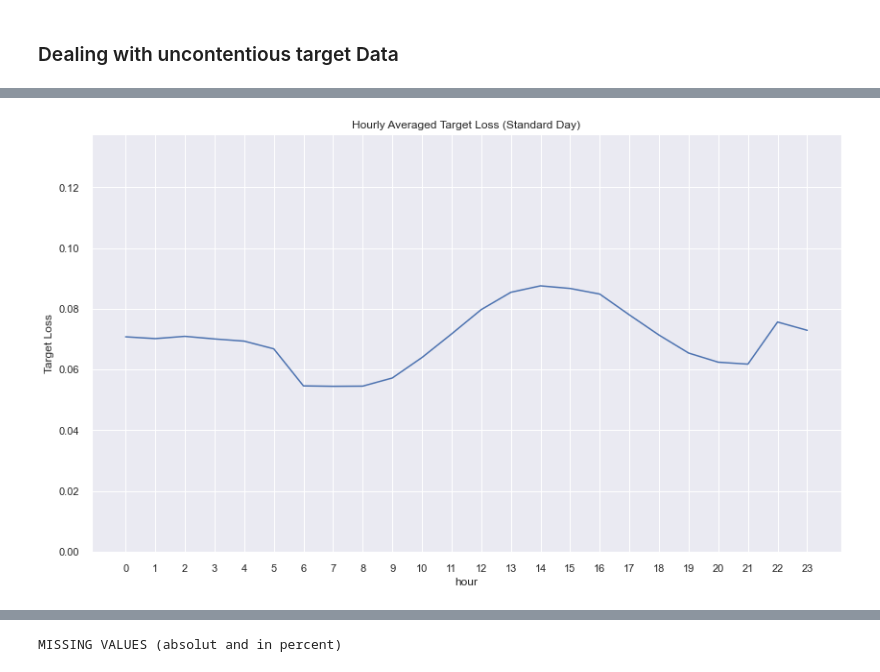
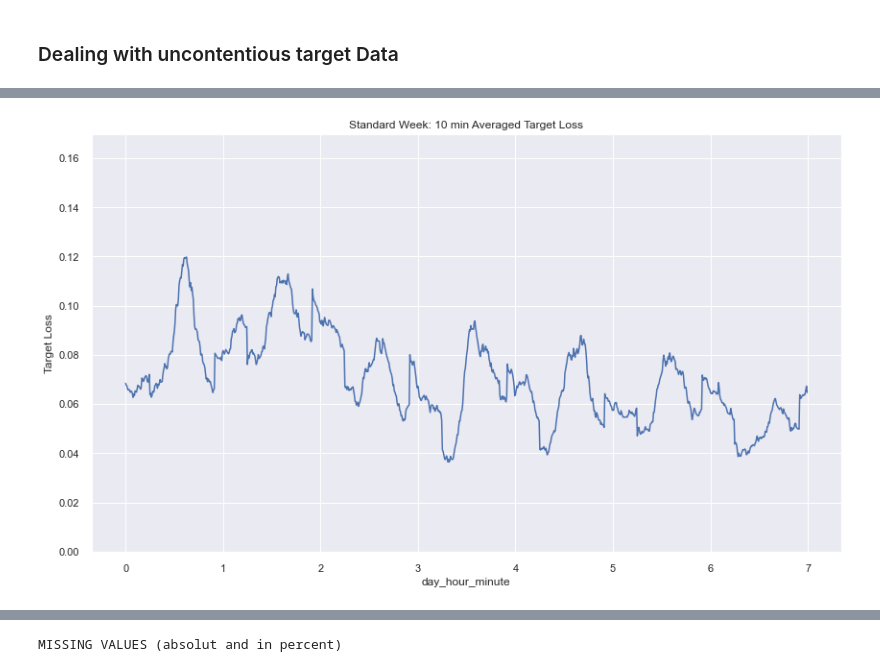
Before and after one commit to JonJae/TimeSeriesPrediction_FeedInMngmt, a Jupyter notebook: FeedInMngmt_EDA.ipynb, the cells around one changed output, grey strips where cells are left out. Drawn from its saved outputs; the diff is of its cells as text; code cells hidden in the pictures.

```diff
--- a/FeedInMngmt_EDA.ipynb
+++ b/FeedInMngmt_EDA.ipynb
@@ -280,9 +277,9 @@ df.head(5)
 # %%
 #Plotting average hourly load profile observed over the entire period
-df.groupby('hour')['target_losses_norm'].mean().plot(figsize = (14,8))
+df.groupby('day_hour_minute')['target_losses_norm'].mean().plot(figsize = (14,8))
 _ = plt.ylabel('Target Loss')
-_ = plt.ylim([0, max(df.groupby('hour')['target_losses_norm'].mean()) + 0.05])
-_ = plt.xticks(df['hour'].unique())
-_ = plt.title('Hourly Averaged Target Loss (Standard Day)')
+_ = plt.ylim([0, max(df.groupby('day_hour_minute')['target_losses_norm'].mean()) + 0.05])
+#_ = plt.xticks(['Monday', 'Tuesday', 'Wednesday', 'Thursday', 'Friday', 'Saturday', 'Sunday'])
+_ = plt.title('Standard Week: 10 min Averaged Target Loss')
 # %% [output]
-[figure, old version]
+[figure, new version]
```
Also changed, not shown: parts of 8 cells of this notebook.
